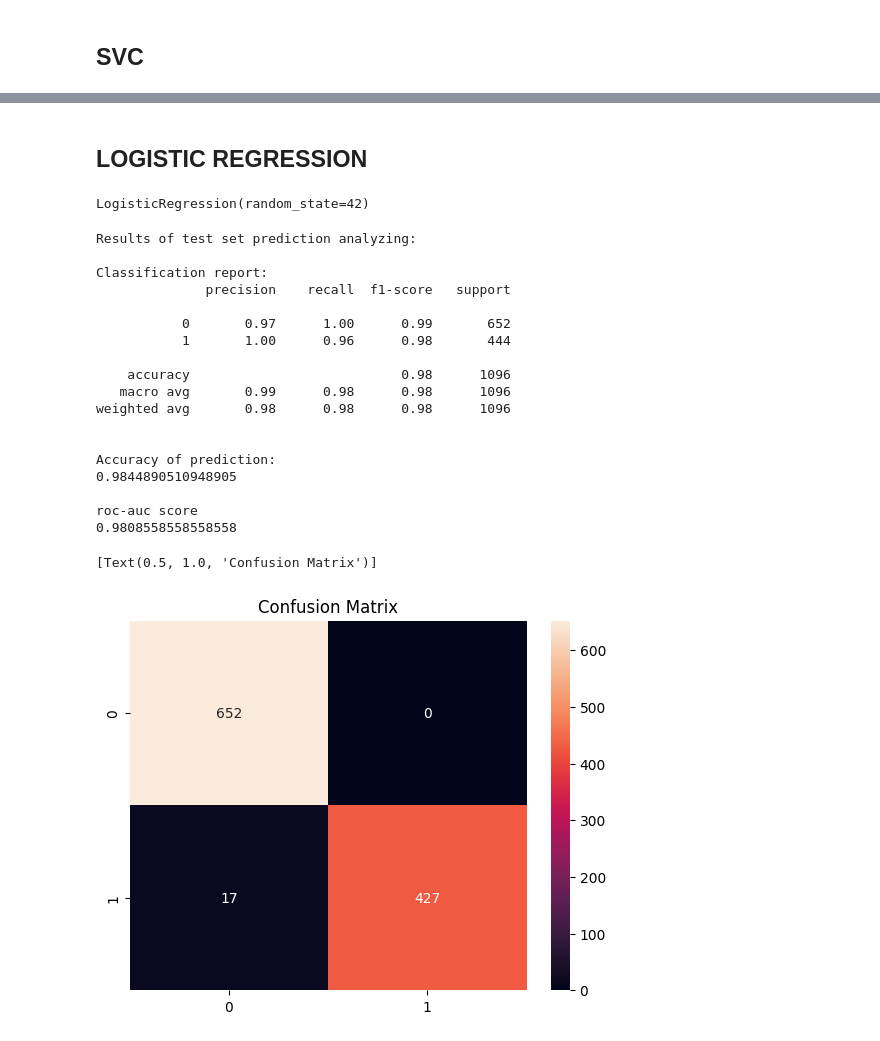
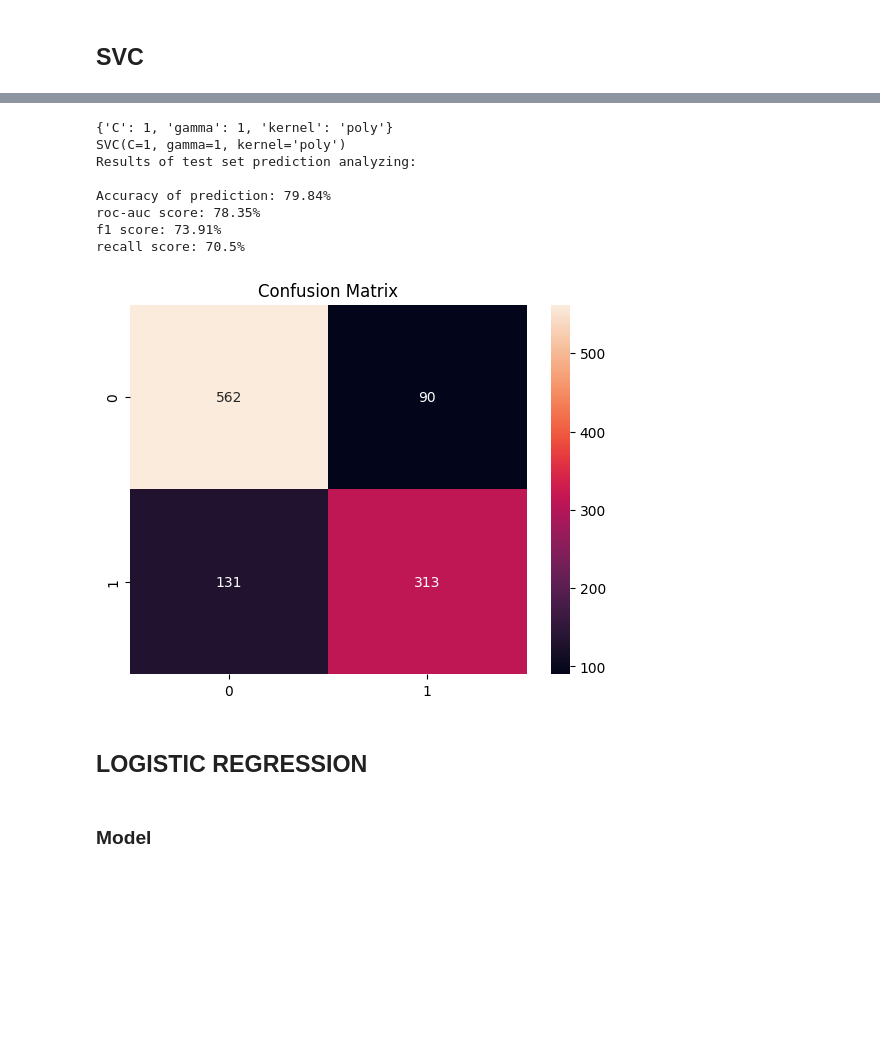
Before and after one commit to Nenne2000/MLDA_Project, a Jupyter notebook: MLDA.ipynb, the cells around one changed output, grey strips where cells are left out. Drawn from its saved outputs; the diff is of its cells as text; code cells hidden in the pictures; blank space fills up the shorter version.

Commit message:
lg, knn, rf with tuning

```diff
--- a/MLDA.ipynb
+++ b/MLDA.ipynb
@@ -288,7 +299,7 @@ norm_X.head()
 # %%
 
 # Splitting dataset on training and testing datasets
-X_train, X_test, y_train, y_test = train_test_split(norm_X,y, test_size = 0.3, random_state = 42)
+X_train, X_test, y_train, y_test = train_test_split(norm_X,y_rus, test_size = 0.3, random_state = 42)
 print('Training set: ' + str(len(X_train)))
 print('Testing set: ' + str(len(X_test)))
 # %% [output]
@@ -296,16 +307,13 @@ Training set: 2557
 Testing set: 1096
 # %%
 def report(y_test, y_pred):
-    print("Results of test set prediction analyzing:")
-    print(" ")
-    print("Classification report:")
-    print(classification_report(y_test, y_pred))
-    print(" ")
-    print("Accuracy of prediction:")
-    print(accuracy_score(y_test, y_pred))
-    print(" ")
-    print("roc-auc score")
-    print(roc_auc_score(y_test, y_pred))
-    print(" ")
+    print("Results of test set prediction analyzing:\n")
+
+    print(f"Accuracy of prediction: {np.round(accuracy_score(y_test, y_pred) * 100,2)}%")
+    print(f"roc-auc score: {np.round(roc_auc_score(y_test, y_pred)*100,2)}%")
+    print(f"f1 score: {np.round(f1_score(y_test, y_pred)*100,2)}%")
+    print(f"recall score: {np.round(recall_score(y_test, y_pred)*100,2)}%")
+
+    sns.heatmap(confusion_matrix(y_test,y_pred), annot=True, fmt='g').set(title='Confusion Matrix')
 # %% [markdown]
 ## SVC
@@ -313,5 +323,5 @@ def report(y_test, y_pred):
 from sklearn.svm import SVC
 
 model = SVC(verbose=True, kernel = 'linear', random_state = 0)
-model.fit(X_train,y_train)
+_ = model.fit(X_train,y_train)
 # %% [output]
@@ -352,0 +351,9 @@ Model accuracy is: 99.09%
+# %%
+#tuning the model
+from sklearn.model_selection import GridSearchCV
+param_grid = {'C': [0.1,1, 10, 100],
+              'gamma': [1,0.1,0.01,0.001],
+              'kernel': ['rbf', 'poly', 'sigmoid']
+              }
+grid = GridSearchCV(SVC(),param_grid,refit=True,n_jobs = -1,verbose=2,cv=10, scoring='accuracy')
+grid.fit(X_train,y_train)
@@ -353,34 +382,24 @@ Model accuracy is: 99.09%
+# %%
+print(grid.best_params_)
+print(grid.best_estimator_)
+grid_predictions = grid.predict(X_test)
+report(y_test, grid_predictions)
+# %% [output]
+{'C': 1, 'gamma': 1, 'kernel': 'poly'}
+SVC(C=1, gamma=1, kernel='poly')
+Results of test set prediction analyzing:
+
+Accuracy of prediction: 79.84%
+roc-auc score: 78.35%
+f1 score: 73.91%
+recall score: 70.5%
+[figure, added]
 # %% [markdown]
 ## LOGISTIC REGRESSION
+# %% [markdown]
+### Model
 # %%
 from sklearn.linear_model import LogisticRegression
 
 model = LogisticRegression(random_state=42)
-model.fit(X_train, y_train)
+_ = model.fit(X_train, y_train)
-# %% [output]
-LogisticRegression(random_state=42)
-# %%
-y_predict = model.predict(X_test)
-report(y_test, y_predict)
-sns.heatmap(confusion_matrix(y_test,y_predict), annot=True, fmt='g').set(title='Confusion Matrix')
-# %% [output]
-Results of test set prediction analyzing:
-
-Classification report:
-              precision    recall  f1-score   support
-
-           0       0.97      1.00      0.99       652
-           1       1.00      0.96      0.98       444
-
-    accuracy                           0.98      1096
-   macro avg       0.99      0.98      0.98      1096
-weighted avg       0.98      0.98      0.98      1096
-
-
-Accuracy of prediction:
-0.9844890510948905
-
-roc-auc score
-0.9808558558558558
-[Text(0.5, 1.0, 'Confusion Matrix')]
-[figure, removed]
```
Also changed, not shown: parts of 38 cells of this notebook.
